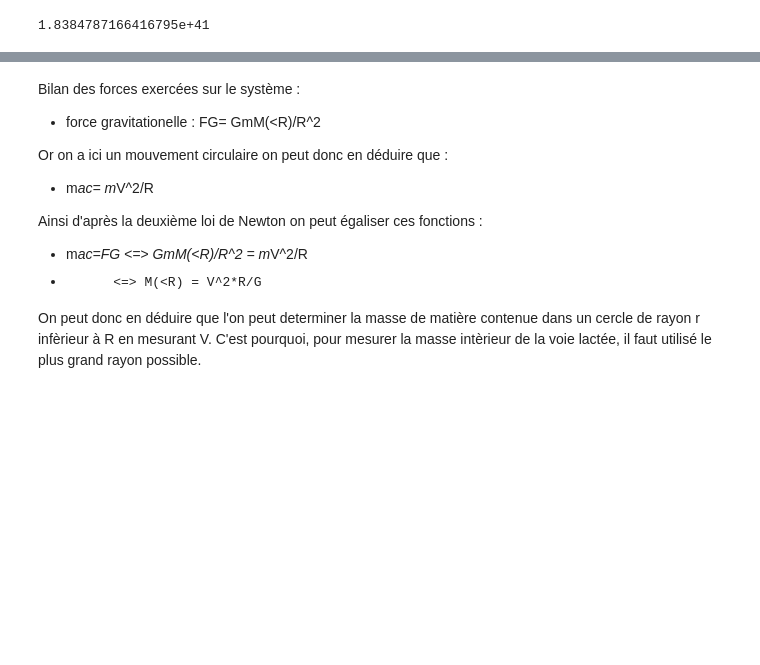
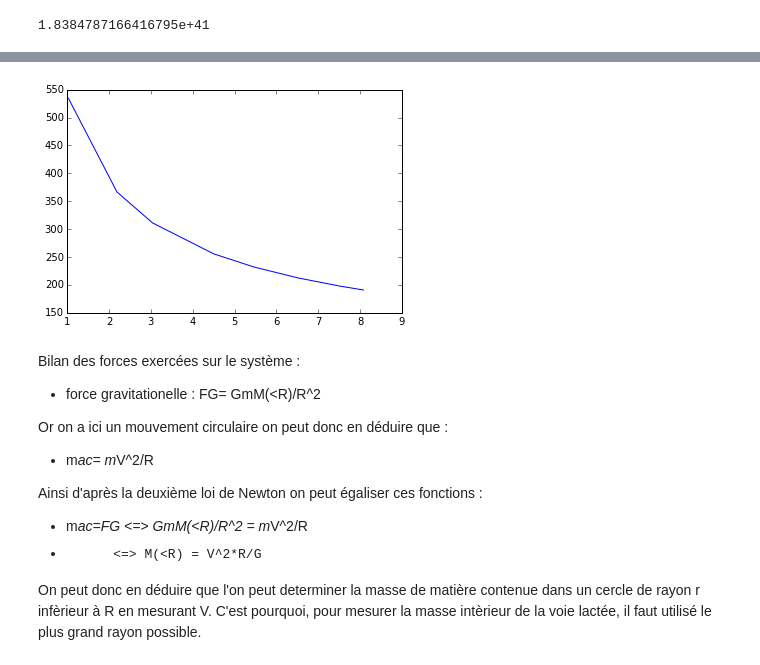
Before and after one commit to ARE-UPMC/are-gravite-2017-black-matiere, a Jupyter notebook: Rapport Final.ipynb, the cells around one changed output, grey strips where cells are left out. Saved outputs shown, nothing was run; the diff lists cells and outputs as text; code cells hidden in the pictures; blank space fills up the shorter version.

```diff
--- a/Rapport Final.ipynb
+++ b/Rapport Final.ipynb
@@ -1104,3 +1105,28 @@ def masse(lr):
 masse(R)
 # %% [output]
 1.8384787166416795e+41
+# %%
+import numpy as np
+import matplotlib.pyplot as plt
+from __future__ import division
+from scipy import *
+from pylab import *
+import os
+
+G=9.81
+M=30000
+cste=sqrt(M*G)
+
+lv=[0.0,1.03,2.19,3.04,4.50,5.46,6.51,7.50,8.08]
+lr=[130, 211.81,196.94,198.8,215.58,206.41,217.52,217.24,212.23]
+
+def LRR(l):
+    liste=[]
+    for e in l:
+        liste.append(cste*(1/sqrt(e)))
+    return liste
+
+
+plt.plot(lv, LRR(lv), '-')
+plt.show()
+# %% [output]
@@ -1107,3 +1135,4 @@ masse(R)
+[figure, added]
 # %% [markdown]
 Bilan des forces exercées sur le système :
 - force gravitationelle : FG= GmM(<R)/R^2
```
Also changed, not shown: parts of 2 cells of this notebook.
